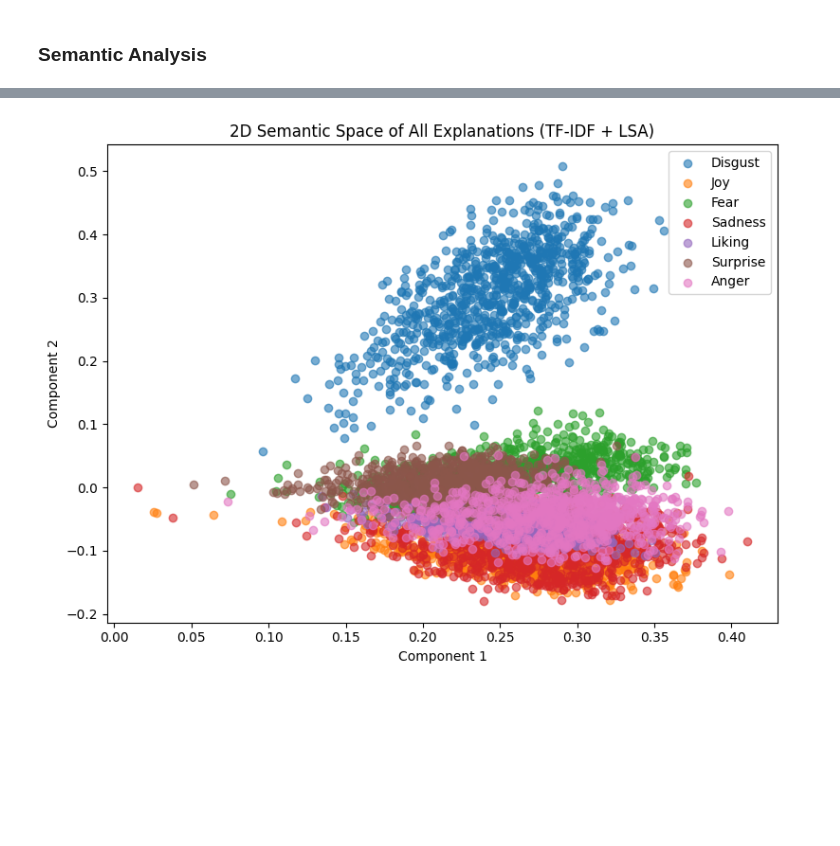
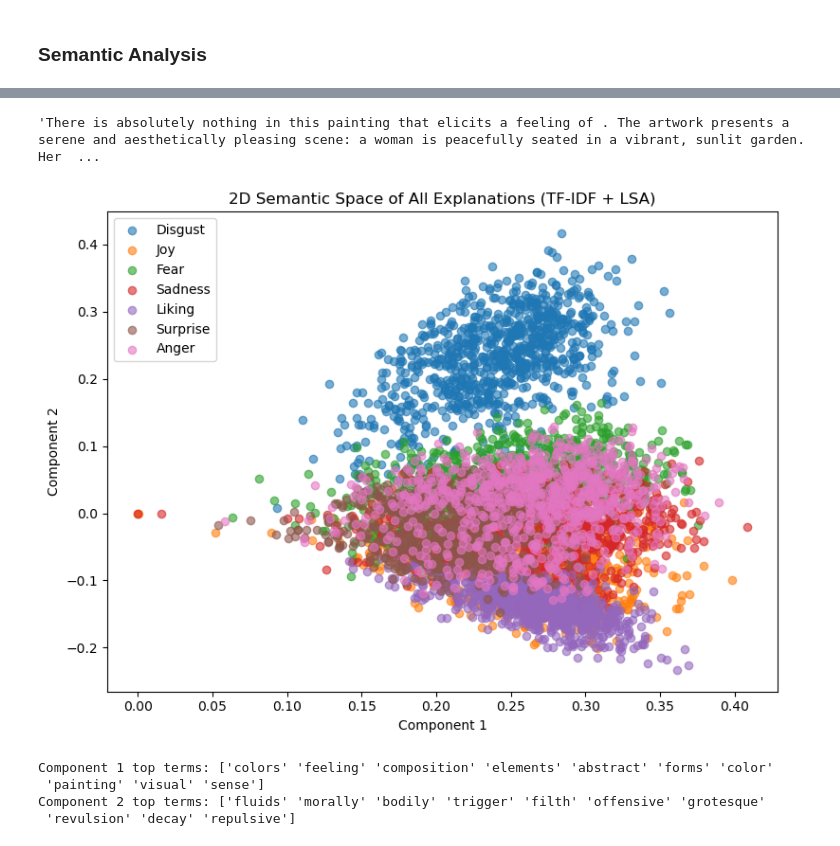
Before and after one commit to stelladongjz/emotion-art, a Jupyter notebook: analysis/semantic_analysis.ipynb, the cells around one changed output, grey strips where cells are left out. Saved outputs shown, nothing was run; the diff lists cells and outputs as text; code cells hidden in the pictures; blank space fills up the shorter version.

```diff
--- a/analysis/semantic_analysis.ipynb
+++ b/analysis/semantic_analysis.ipynb
@@ -17,29 +74,0 @@ df = pd.read_csv("../output/llm_df.csv")
-# %%
-
-# 1. Load the data
-texts = df['emo_explanation'].fillna('').tolist()
-emotions = df['Emotion'].tolist()
-
-# 2. Vectorize all explanations with TF-IDF
-vectorizer = TfidfVectorizer(stop_words='english')
-X = vectorizer.fit_transform(texts)
-
-# 3. Reduce to 2D via Truncated SVD (LSA)
-svd = TruncatedSVD(n_components=2, random_state=0)
-X2 = svd.fit_transform(X)
-
-# 4. Plot the semantic space
-plt.figure(figsize=(8,6))
-unique_emotions = list(dict.fromkeys(emotions))  # preserve order
-for emo in unique_emotions:
-    mask = np.array(emotions) == emo
-    plt.scatter(X2[mask, 0], X2[mask, 1], label=emo, alpha=0.6)
-
-plt.xlabel('Component 1')
-plt.ylabel('Component 2')
-plt.title('2D Semantic Space of All Explanations (TF-IDF + LSA)')
-plt.legend()
-plt.tight_layout()
-plt.show()
-# %% [output]
-[figure, removed]
@@ -45,0 +80,43 @@ plt.show()
+# %%
+embeddings_df['clean_explanation'][0]
+# %% [output]
+'There is absolutely nothing in this painting that elicits a feeling of . The artwork presents a serene and aesthetically pleasing scene: a woman is peacefully seated in a vibrant, sunlit garden. Her  ...
+# %%
+#Latent Semantic Analysis
+# 1. Load the data
+texts = embeddings_df['clean_explanation'].fillna('').tolist()
+emotions = embeddings_df['Emotion'].tolist()
+
+# 2. Vectorize all explanations with TF-IDF
+mixed_vectorizer = TfidfVectorizer(stop_words='english')
+mixed_X = mixed_vectorizer.fit_transform(texts)
+
+# 3. Reduce to 2D via Truncated SVD (LSA)
+svd = TruncatedSVD(n_components=2, random_state=0)
+mixed_X2 = svd.fit_transform(mixed_X)
+
+# 4. Plot the semantic space
+plt.figure(figsize=(8,6))
+unique_emotions = list(dict.fromkeys(emotions))  # preserve order
+for emo in unique_emotions:
+    mask = np.array(emotions) == emo
+    plt.scatter(mixed_X2[mask, 0], mixed_X2[mask, 1], label=emo, alpha=0.6)
+
+plt.xlabel('Component 1')
+plt.ylabel('Component 2')
+plt.title('2D Semantic Space of All Explanations (TF-IDF + LSA)')
+plt.legend()
+plt.tight_layout()
+plt.show()
+# %% [output]
+[figure, added]
+# %%
+terms = mixed_vectorizer.get_feature_names_out()
+for i, comp in enumerate(svd.components_):
+    top_idx = np.argsort(comp)[-10:]
+    print(f"Component {i+1} top terms:", terms[top_idx])
+# %% [output]
+Component 1 top terms: ['colors' 'feeling' 'composition' 'elements' 'abstract' 'forms' 'color'
+ 'painting' 'visual' 'sense']
+Component 2 top terms: ['fluids' 'morally' 'bodily' 'trigger' 'filth' 'offensive' 'grotesque'
+ 'revulsion' 'decay' 'repulsive']
```
Also changed, not shown: parts of 22 cells of this notebook.
